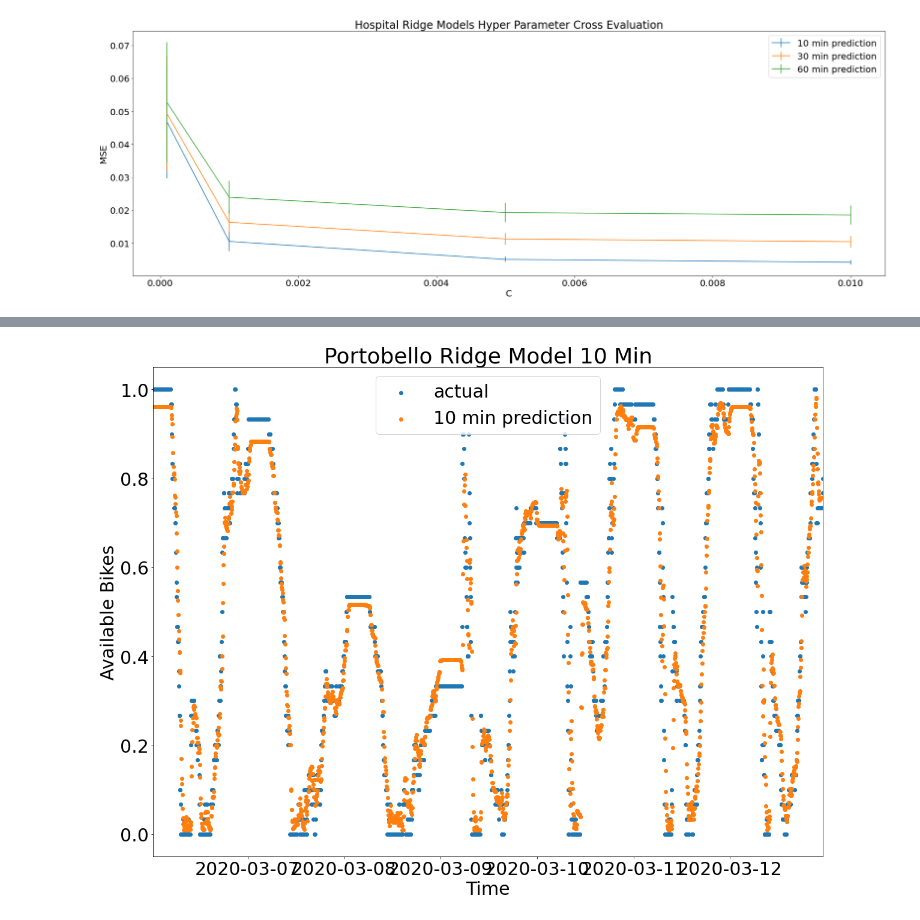
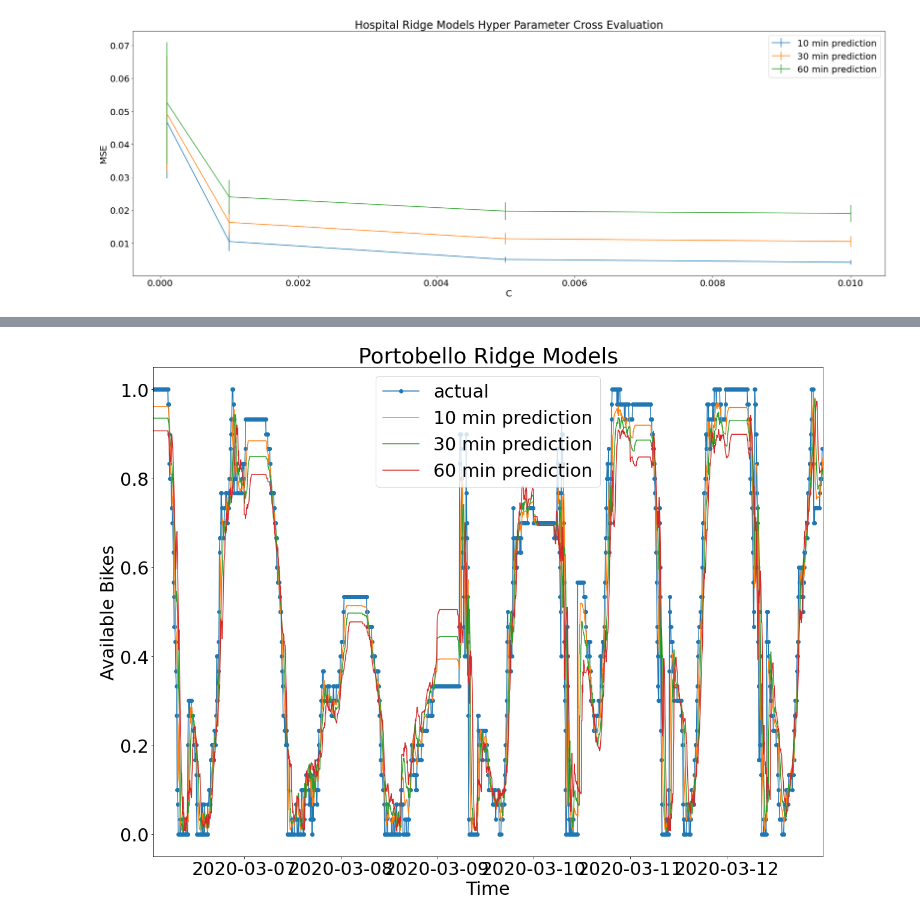
Before and after one commit to cormac-doyle/Final-Assignment-Machine-Learning, a Jupyter notebook: models.ipynb, the cells around one changed output, grey strips where cells are left out. Cells and saved outputs as stored; diff of their text form; code cells hidden in the pictures.

Commit message:
visualisation of models

```diff
--- a/models.ipynb
+++ b/models.ipynb
@@ -163,24 +163,26 @@ plot_cross_eval(portobello_model_scores,"Hospital kNN Models Hyper Parameter Cro
 # %%
 def visualise_models(model, df :pd.DataFrame, X_map, y_map, title:str):
     test=-2000
-    train = np.size(X)+test
+    train = np.size(X_map["10MIN"])+test
 
     ypreds={}
     for key in X_map:
-        model.fit(X_map[][:train],y[:train])
-        ypreds[key] = model.predict(X[test:])
+        model.fit(X_map[key][:train],y_map[key][:train])
+        ypreds[key] = model.predict(X_map[key][test:])
 
 
     plt.rc('font',size=30)
     plt.figure(figsize=(20,15))
-    plt.scatter(df.iloc[test:].index,y[test:],label="actual",marker='o')
-    plt.scatter(df.iloc[test:].index,ypred,label="10 min prediction")
+    plt.plot(df.iloc[test:].index,y_map["10MIN"][test:],label="actual",marker='o')
+    plt.plot(df.iloc[test:].index,ypreds["10MIN"],label="10 min prediction")
+    plt.plot(df.iloc[test:].index,ypreds["30MIN"],label="30 min prediction")
+    plt.plot(df.iloc[test:].index,ypreds["60MIN"],label="60 min prediction")
     plt.xlim(df.iloc[test:].index[0],df.iloc[test::].index[-1])
     plt.legend()
     plt.xlabel("Time")
     plt.ylabel("Available Bikes")
     plt.title(title)
 # %%
-visualise_models(Ridge(alpha = 1/(2*0.005)),df_portobello_map["10MIN"],X_portobello_map["10MIN"],y_portobello_map["10MIN"],"Portobello Ridge Model 10 Min")
+visualise_models(Ridge(alpha = 1/(2*0.005)),df_portobello_map["10MIN"],X_portobello_map,y_portobello_map,"Portobello Ridge Models")
 # %% [output]
-[figure, old version]
+[figure, new version]
```
Also changed, not shown: parts of 7 cells of this notebook, 1 other file.
